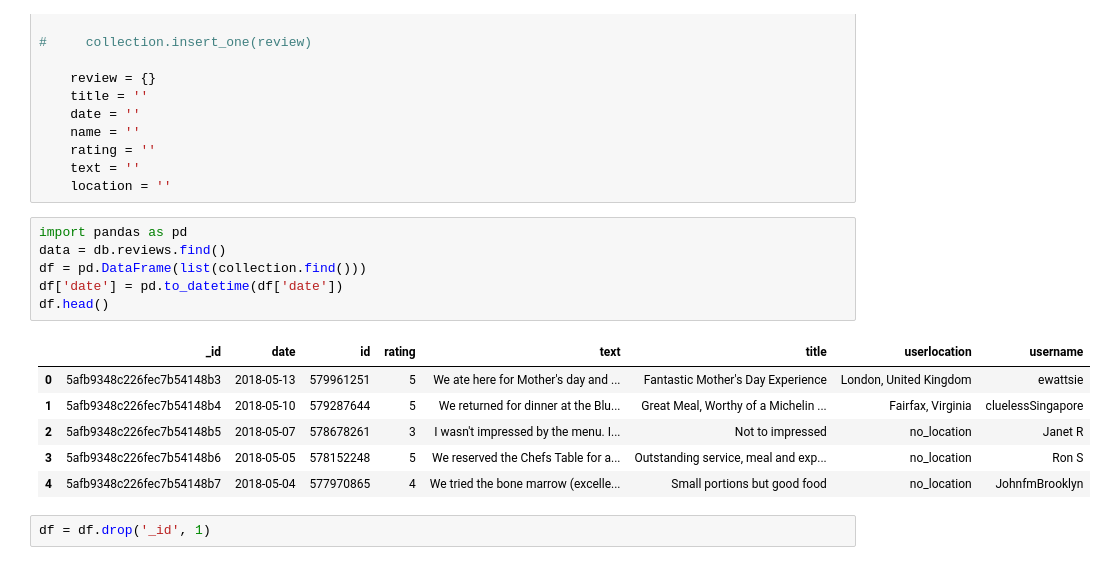
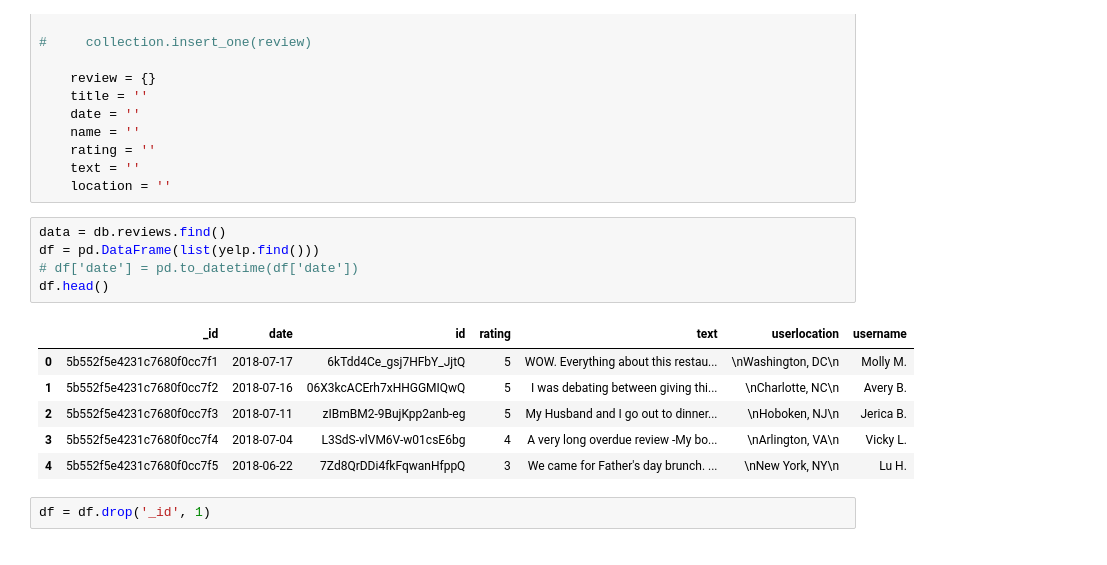
Before and after one commit to Gryazzz/Review, a Jupyter notebook: Reviews.ipynb, the cells around one changed output. Drawn from its saved outputs; the diff is of its cells as text.

Commit message:
add yelp

```diff
--- a/Reviews.ipynb
+++ b/Reviews.ipynb
@@ -320,18 +337,17 @@ for r in revs:
     text = ''
     location = ''
 # %%
-import pandas as pd
 data = db.reviews.find()
-df = pd.DataFrame(list(collection.find()))
-df['date'] = pd.to_datetime(df['date'])
+df = pd.DataFrame(list(yelp.find()))
+# df['date'] = pd.to_datetime(df['date'])
 df.head()
 # %% [output]
-|  | _id | date | id | rating | text | title | userlocation | username |
-| 0 | 5afb9348c226fec7b54148b3 | 2018-05-13 | 579961251 | 5 | We ate here for Mother's day and ... | Fantastic Mother's Day Experience | London, United Kingdom | ewattsie |
-| 1 | 5afb9348c226fec7b54148b4 | 2018-05-10 | 579287644 | 5 | We returned for dinner at the Blu... | Great Meal, Worthy of a Michelin ... | Fairfax, Virginia | cluelessSingapore |
-| 2 | 5afb9348c226fec7b54148b5 | 2018-05-07 | 578678261 | 3 | I wasn't impressed by the menu. I... | Not to impressed | no_location | Janet R |
-| 3 | 5afb9348c226fec7b54148b6 | 2018-05-05 | 578152248 | 5 | We reserved the Chefs Table for a... | Outstanding service, meal and exp... | no_location | Ron S |
-| 4 | 5afb9348c226fec7b54148b7 | 2018-05-04 | 577970865 | 4 | We tried the bone marrow (excelle... | Small portions but good food | no_location | JohnfmBrooklyn |
+|  | _id | date | id | rating | text | userlocation | username |
+| 0 | 5b552f5e4231c7680f0cc7f1 | 2018-07-17 | 6kTdd4Ce_gsj7HFbY_JjtQ | 5 | WOW. Everything about this restau... | \nWashington, DC\n | Molly M. |
+| 1 | 5b552f5e4231c7680f0cc7f2 | 2018-07-16 | 06X3kcACErh7xHHGGMIQwQ | 5 | I was debating between giving thi... | \nCharlotte, NC\n | Avery B. |
+| 2 | 5b552f5e4231c7680f0cc7f3 | 2018-07-11 | zIBmBM2-9BujKpp2anb-eg | 5 | My Husband and I go out to dinner... | \nHoboken, NJ\n | Jerica B. |
+| 3 | 5b552f5e4231c7680f0cc7f4 | 2018-07-04 | L3SdS-vlVM6V-w01csE6bg | 4 | A very long overdue review -My bo... | \nArlington, VA\n | Vicky L. |
+| 4 | 5b552f5e4231c7680f0cc7f5 | 2018-06-22 | 7Zd8QrDDi4fkFqwanHfppQ | 3 | We came for Father's day brunch. ... | \nNew York, NY\n | Lu H. |
 # %%
 df = df.drop('_id', 1)
 # %%
```
Also changed, not shown: parts of 12 cells of this notebook.
